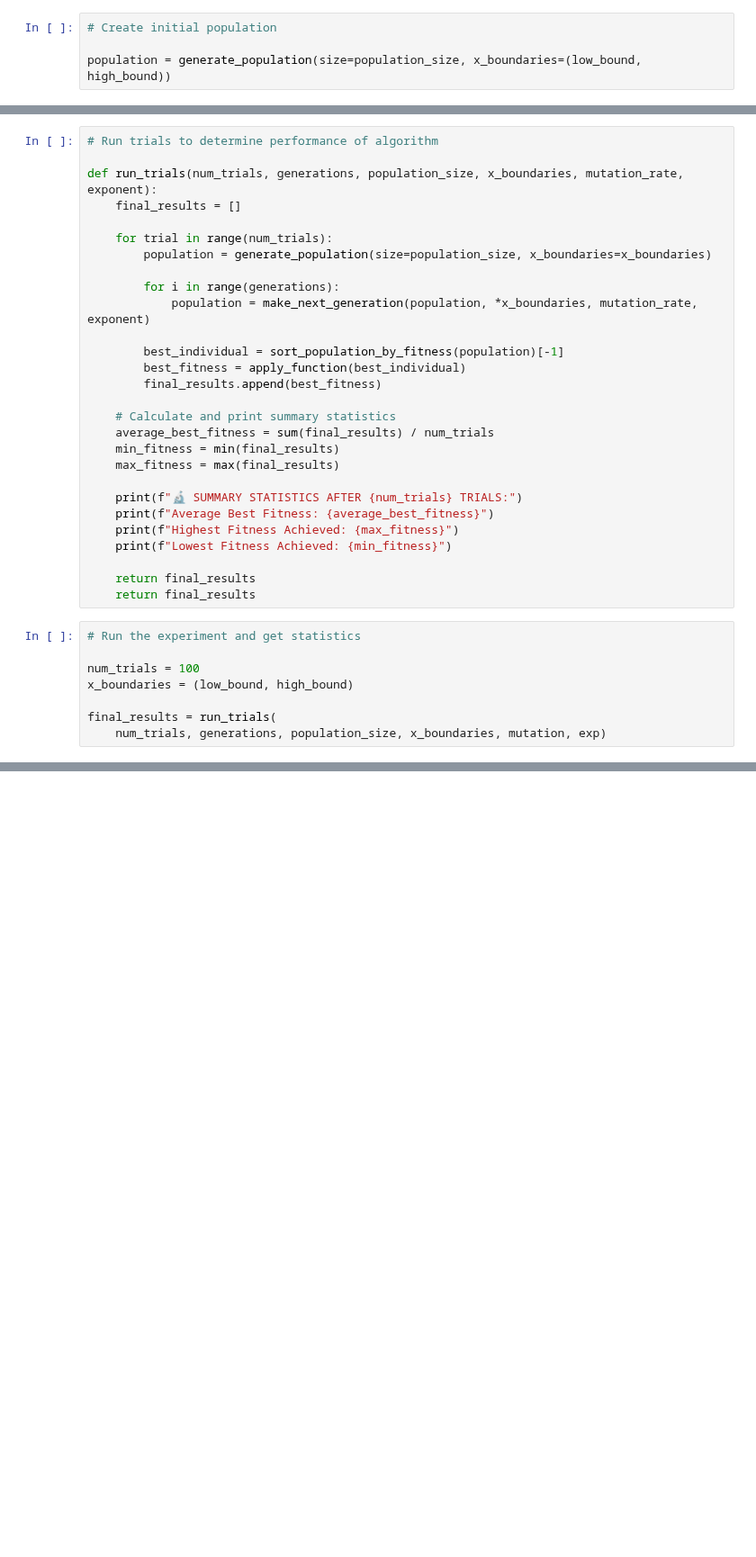
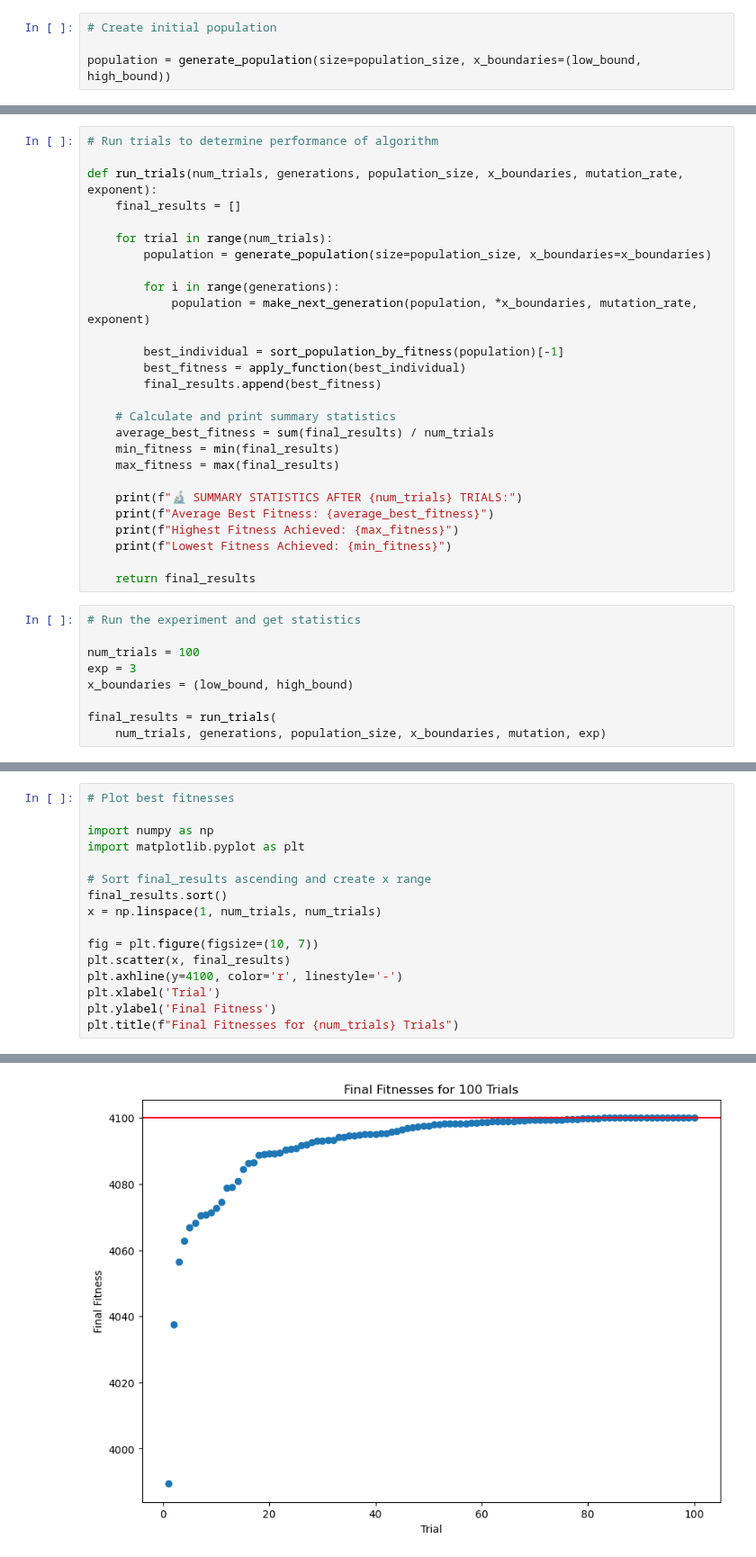
Before and after one commit to ZilD117/Comp-Physics, a Jupyter notebook: Genetic Algorithm_v2.ipynb, the cells around one changed output, grey strips where cells are left out. Shown at 90% size. Drawn from its saved outputs; the diff is of its cells as text; blank space fills up the shorter version.

```diff
--- a/Genetic Algorithm_v2.ipynb
+++ b/Genetic Algorithm_v2.ipynb
@@ -180,11 +180,11 @@ def run_trials(num_trials, generations, population_size, x_boundaries, mutation_
     print(f"Lowest Fitness Achieved: {min_fitness}")
 
     return final_results
-    return final_results
 # %%
 # Run the experiment and get statistics
 
 num_trials = 100
+exp = 3
 x_boundaries = (low_bound, high_bound)
 
 final_results = run_trials(
@@ -196,0 +197,17 @@ Lowest Fitness Achieved: 4039.129238779462
+# %%
+# Plot best fitnesses
+
+import numpy as np
+import matplotlib.pyplot as plt
+
+# Sort final_results ascending and create x range
+final_results.sort()
+x = np.linspace(1, num_trials, num_trials)
+
+fig = plt.figure(figsize=(10, 7))
+plt.scatter(x, final_results)
+plt.axhline(y=4100, color='r', linestyle='-')
+plt.xlabel('Trial')
+plt.ylabel('Final Fitness')
+plt.title(f"Final Fitnesses for {num_trials} Trials")
+# %% [output]
@@ -196,0 +215 @@ Lowest Fitness Achieved: 4039.129238779462
+[figure, added]
```
Also changed, not shown: parts of 3 cells of this notebook.
